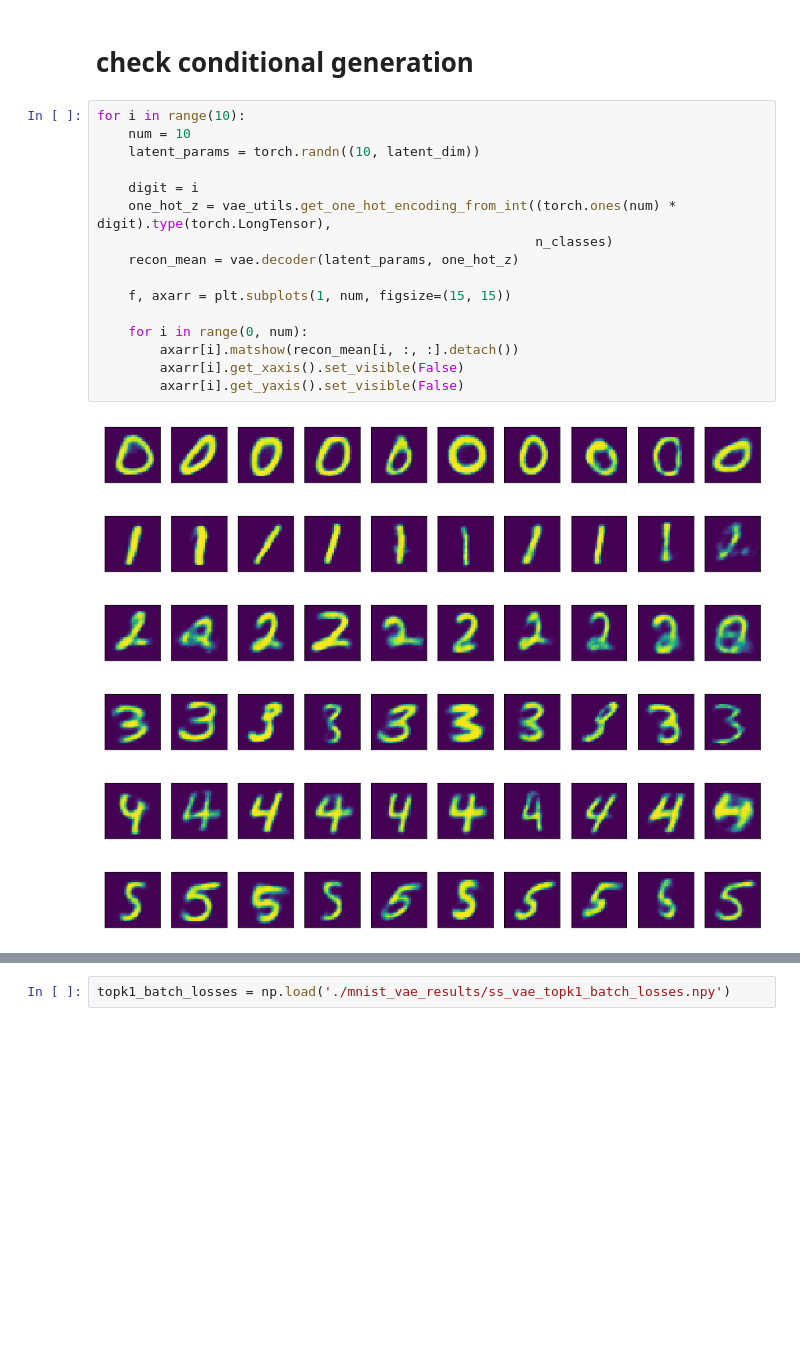
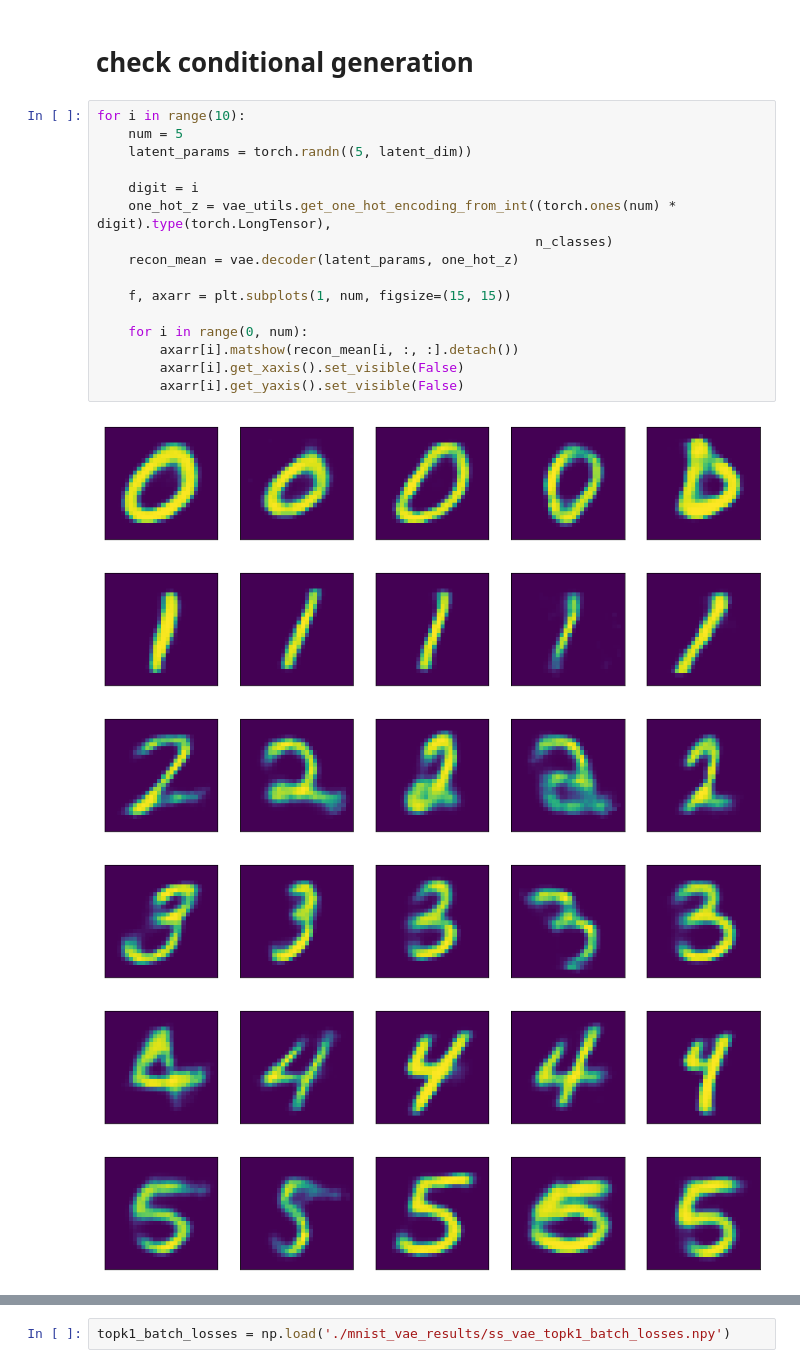
Before and after one commit to Runjing-Liu120/RaoBlackwellizedSGD, a Jupyter notebook: experiments/semisupervised_mnist/ss_mnist_results.ipynb, the cells around one changed output, grey strips where cells are left out. Drawn from its saved outputs; the diff is of its cells as text; blank space fills up the shorter version.

Commit message:
final figures for paper

```diff
--- a/experiments/semisupervised_mnist/ss_mnist_results.ipynb
+++ b/experiments/semisupervised_mnist/ss_mnist_results.ipynb
@@ -209,24 +209,24 @@ for i in range(0, 20):
 # check conditional generation
 # %%
 for i in range(10):
-    num = 10
-    latent_params = torch.randn((10, latent_dim))
+    num = 5
+    latent_params = torch.randn((5, latent_dim))
 
     digit = i
     one_hot_z = vae_utils.get_one_hot_encoding_from_int((torch.ones(num) * digit).type(torch.LongTensor),
                                                         n_classes)
     recon_mean = vae.decoder(latent_params, one_hot_z)
 
     f, axarr = plt.subplots(1, num, figsize=(15, 15))
 
     for i in range(0, num):
         axarr[i].matshow(recon_mean[i, :, :].detach())
         axarr[i].get_xaxis().set_visible(False)
         axarr[i].get_yaxis().set_visible(False)
 # %% [output]
-[figure, old version]
+[figure, new version]
-[figure, old version]
+[figure, new version]
-[figure, old version]
+[figure, new version]
-[figure, old version]
+[figure, new version]
-[figure, old version]
+[figure, new version]
-[figure, old version]
+[figure, new version]
```
Also changed, not shown: parts of 1 cell of this notebook, 9 other files.
